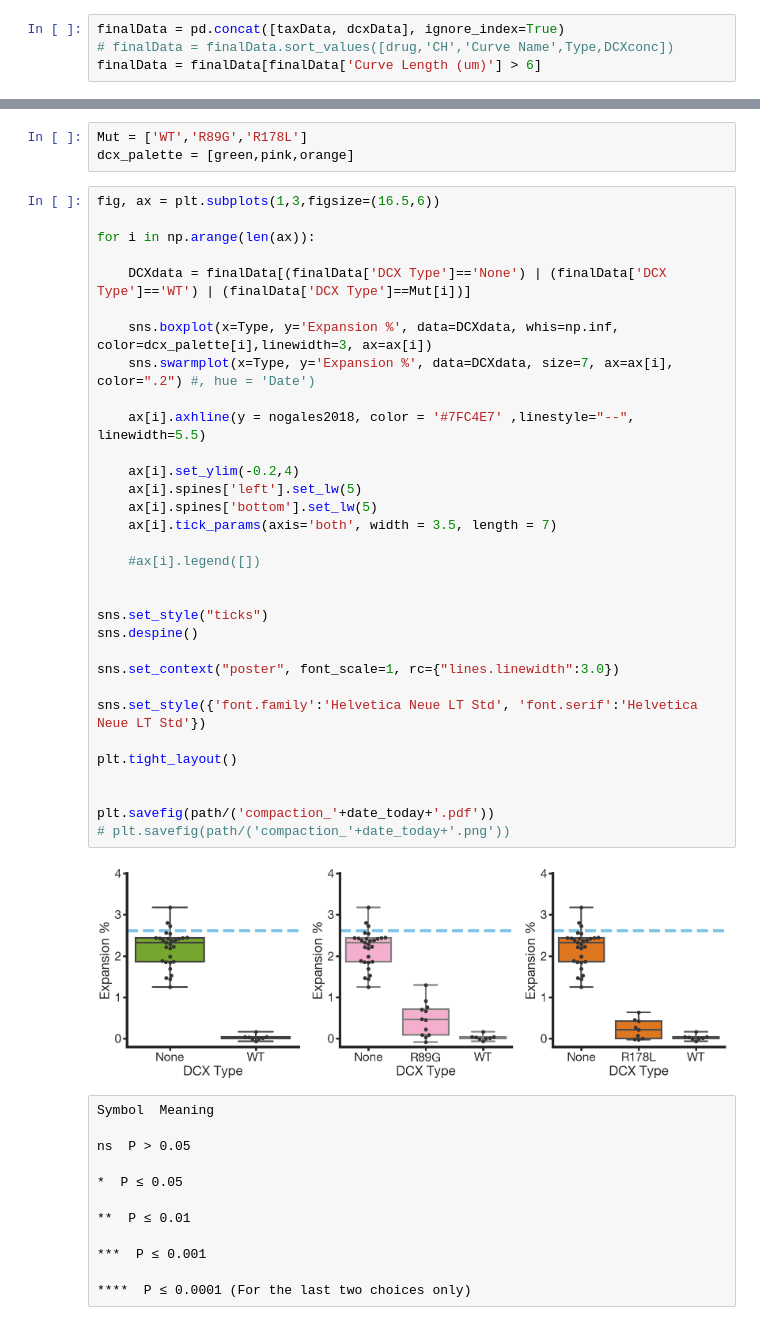
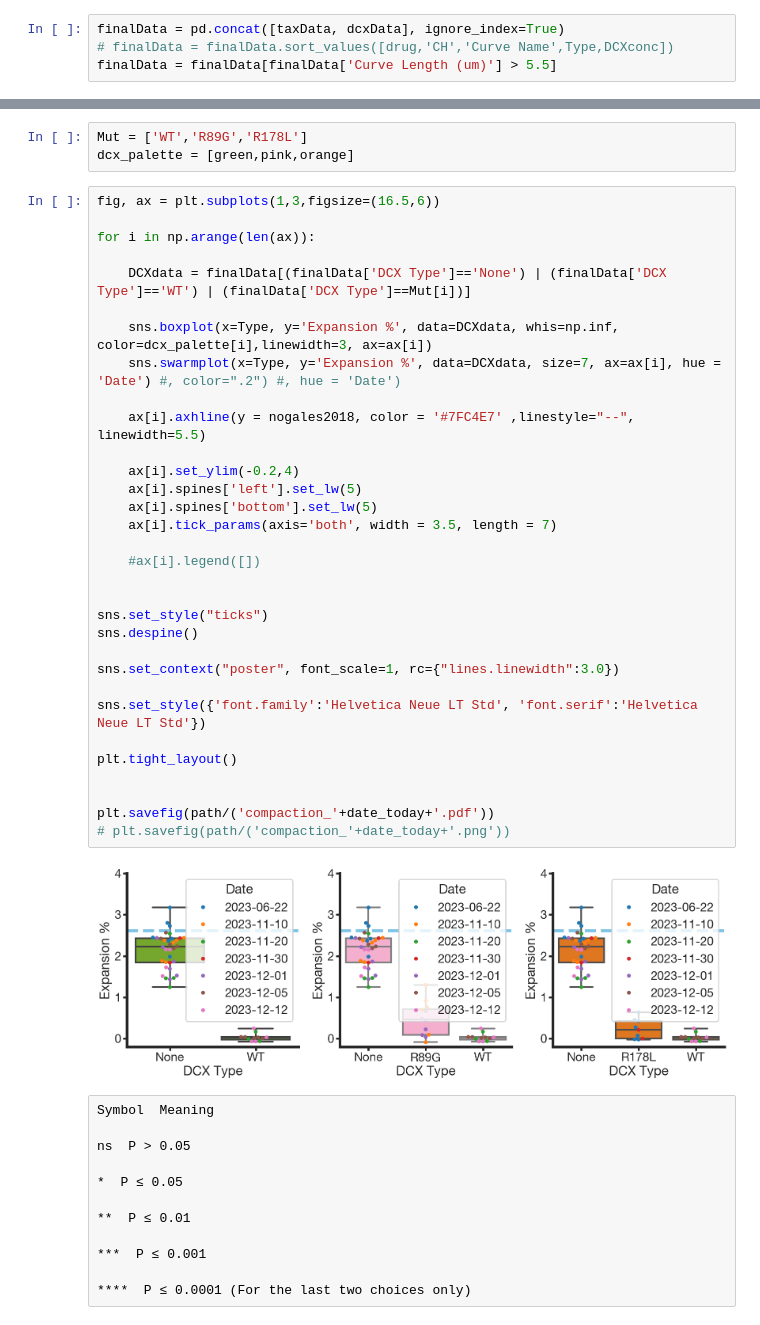
Before and after one commit to sofiacruzt/sofia-brouhardlab, a Jupyter notebook: curvature_taxol/expansion-compaction-multistep.ipynb, the cells around one changed output, grey strips where cells are left out. Cells and saved outputs as stored; diff of their text form.

```diff
--- a/curvature_taxol/expansion-compaction-multistep.ipynb
+++ b/curvature_taxol/expansion-compaction-multistep.ipynb
@@ -310,7 +308,7 @@ See the caveats in the documentation: https://pandas.pydata.org/pandas-docs/stab
 # %%
 finalData = pd.concat([taxData, dcxData], ignore_index=True)
 # finalData = finalData.sort_values([drug,'CH','Curve Name',Type,DCXconc])
-finalData = finalData[finalData['Curve Length (um)'] > 6]
+finalData = finalData[finalData['Curve Length (um)'] > 5.5]
 # %%
 finalData
 # %% [output]
@@ -363,35 +357,35 @@ fig, ax = plt.subplots(1,3,figsize=(16.5,6))
 
 for i in np.arange(len(ax)):
 
     DCXdata = finalData[(finalData['DCX Type']=='None') | (finalData['DCX Type']=='WT') | (finalData['DCX Type']==Mut[i])]
 
     sns.boxplot(x=Type, y='Expansion %', data=DCXdata, whis=np.inf, color=dcx_palette[i],linewidth=3, ax=ax[i])
-    sns.swarmplot(x=Type, y='Expansion %', data=DCXdata, size=7, ax=ax[i], color=".2") #, hue = 'Date')
+    sns.swarmplot(x=Type, y='Expansion %', data=DCXdata, size=7, ax=ax[i], hue = 'Date') #, color=".2") #, hue = 'Date')
 
     ax[i].axhline(y = nogales2018, color = '#7FC4E7' ,linestyle="--", linewidth=5.5)
 
     ax[i].set_ylim(-0.2,4)
     ax[i].spines['left'].set_lw(5)
     ax[i].spines['bottom'].set_lw(5)
     ax[i].tick_params(axis='both', width = 3.5, length = 7)
 
     #ax[i].legend([])
 
 
 sns.set_style("ticks")
 sns.despine()
 
 sns.set_context("poster", font_scale=1, rc={"lines.linewidth":3.0})
 
 sns.set_style({'font.family':'Helvetica Neue LT Std', 'font.serif':'Helvetica Neue LT Std'})
 
 plt.tight_layout()
 
 
 plt.savefig(path/('compaction_'+date_today+'.pdf'))
 # plt.savefig(path/('compaction_'+date_today+'.png'))
 # %% [output]
-[figure, old version]
+[figure, new version]
 # %% [raw]
 Symbol  Meaning
 
```
Also changed, not shown: parts of 12 cells of this notebook.
